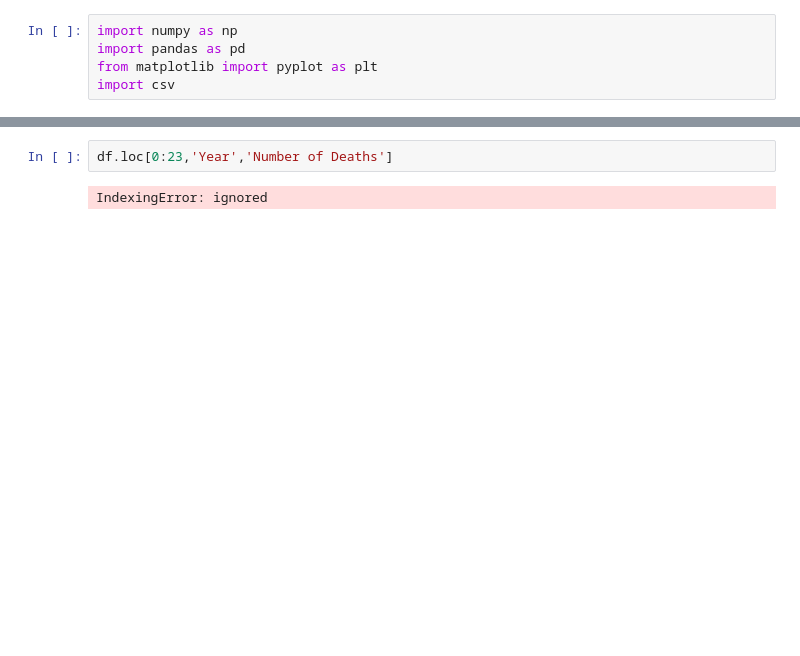
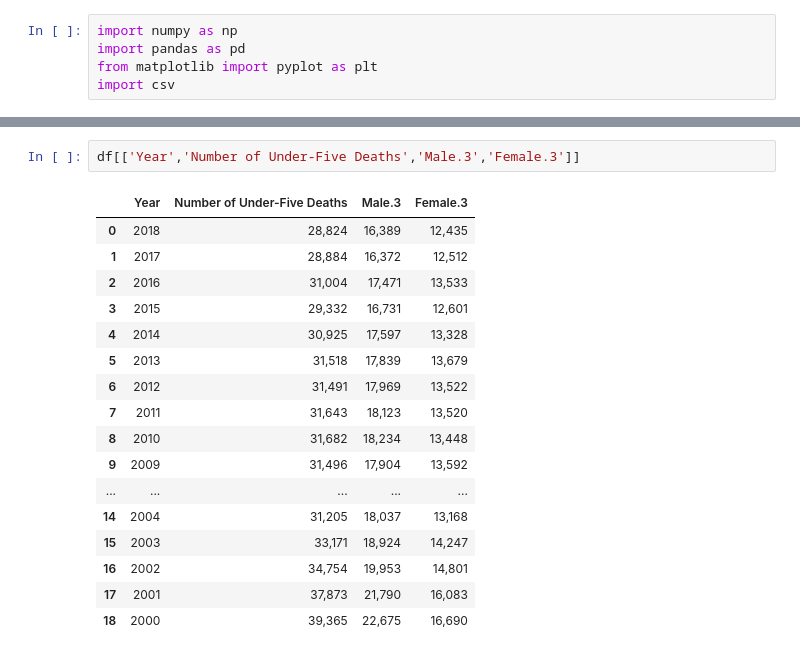
Before and after one commit to Glennarcega/IT-BA-3203-PROJECT, a Jupyter notebook: Social_Factor_of_death.ipynb, the cells around one changed output, grey strips where cells are left out. Drawn from its saved outputs; the diff is of its cells as text; blank space fills up the shorter version.

```diff
--- a/Social_Factor_of_death.ipynb
+++ b/Social_Factor_of_death.ipynb
@@ -48,4 +73,20 @@ AttributeError: ignored
 # %%
-df.loc[0:23,'Year','Number of Deaths']
+df[['Year','Number of Under-Five Deaths','Male.3','Female.3']]
 # %% [output]
-IndexingError: ignored
+|  | Year | Number of Under-Five Deaths | Male.3 | Female.3 |
+| 0 | 2018 | 28,824 | 16,389 | 12,435 |
+| 1 | 2017 | 28,884 | 16,372 | 12,512 |
+| 2 | 2016 | 31,004 | 17,471 | 13,533 |
+| 3 | 2015 | 29,332 | 16,731 | 12,601 |
+| 4 | 2014 | 30,925 | 17,597 | 13,328 |
+| 5 | 2013 | 31,518 | 17,839 | 13,679 |
+| 6 | 2012 | 31,491 | 17,969 | 13,522 |
+| 7 | 2011 | 31,643 | 18,123 | 13,520 |
+| 8 | 2010 | 31,682 | 18,234 | 13,448 |
+| 9 | 2009 | 31,496 | 17,904 | 13,592 |
+| ... | ... | ... | ... | ... |
+| 14 | 2004 | 31,205 | 18,037 | 13,168 |
+| 15 | 2003 | 33,171 | 18,924 | 14,247 |
+| 16 | 2002 | 34,754 | 19,953 | 14,801 |
+| 17 | 2001 | 37,873 | 21,790 | 16,083 |
+| 18 | 2000 | 39,365 | 22,675 | 16,690 |
```
Also changed, not shown: parts of 12 cells of this notebook.
